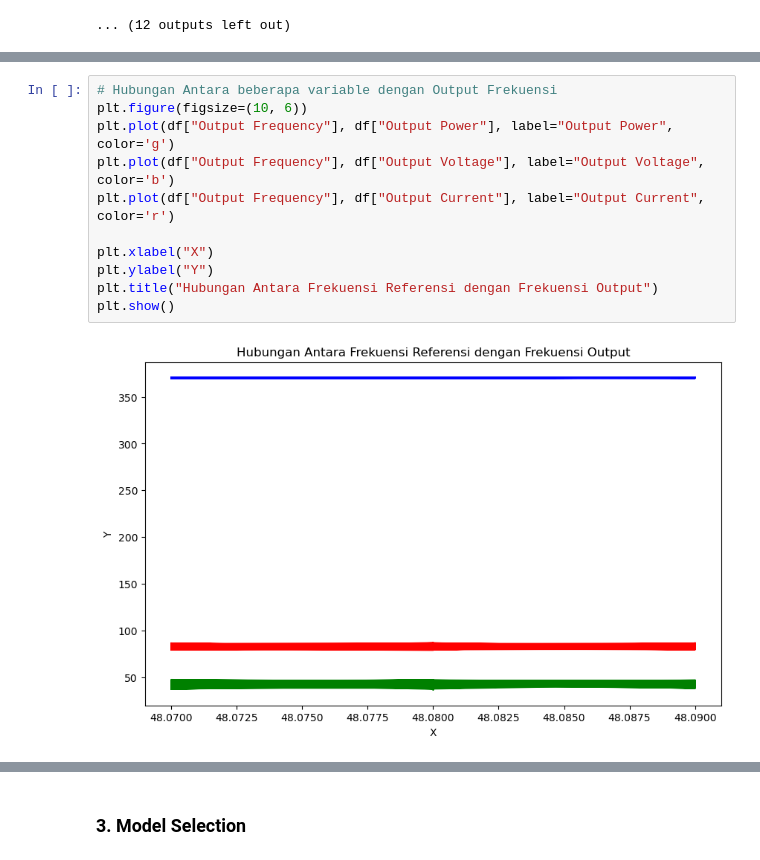
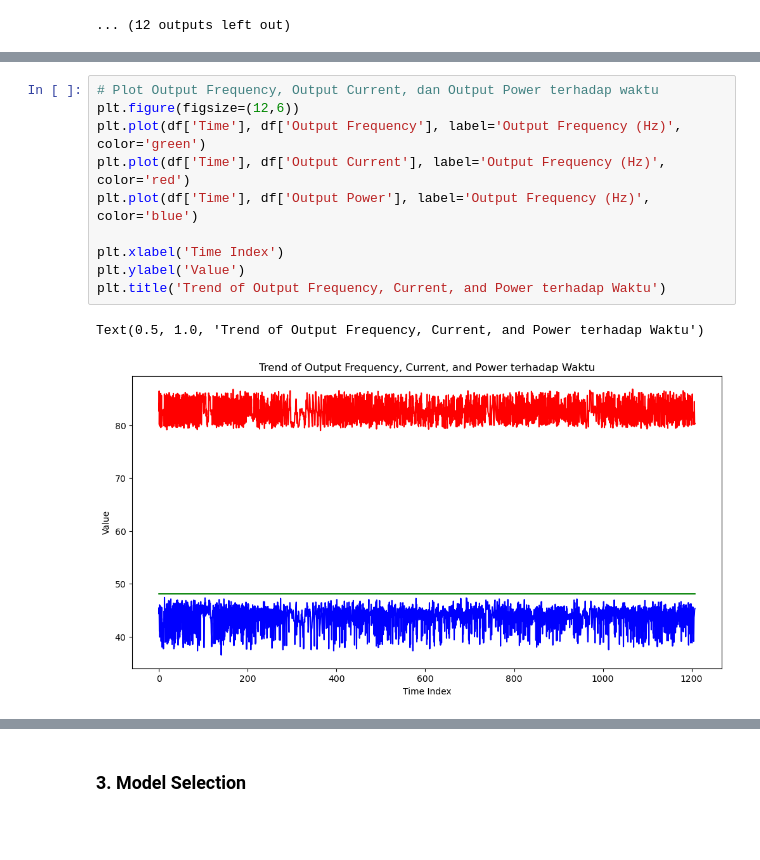
Before and after one commit to zen87-byte/3-phase-motor-analysis-using-artificial-intelligence, a Jupyter notebook: main.ipynb, the cells around one changed output, grey strips where cells are left out. Saved outputs shown, nothing was run; the diff lists cells and outputs as text; blank space fills up the shorter version.

Commit message:
feat: create visualitation

```diff
--- a/main.ipynb
+++ b/main.ipynb
@@ -192,13 +185,13 @@ plt.show()
-# %%
-# Hubungan Antara beberapa variable dengan Output Frekuensi
-plt.figure(figsize=(10, 6))
-plt.plot(df["Output Frequency"], df["Output Power"], label="Output Power", color='g')
-plt.plot(df["Output Frequency"], df["Output Voltage"], label="Output Voltage", color='b')
-plt.plot(df["Output Frequency"], df["Output Current"], label="Output Current", color='r')
-
-plt.xlabel("X")
-plt.ylabel("Y")
-plt.title("Hubungan Antara Frekuensi Referensi dengan Frekuensi Output")
-plt.show()
-# %% [output]
-[figure, removed]
+# %%
+# Plot Output Frequency, Output Current, dan Output Power terhadap waktu
+plt.figure(figsize=(12,6))
+plt.plot(df['Time'], df['Output Frequency'], label='Output Frequency (Hz)', color='green')
+plt.plot(df['Time'], df['Output Current'], label='Output Frequency (Hz)', color='red')
+plt.plot(df['Time'], df['Output Power'], label='Output Frequency (Hz)', color='blue')
+
+plt.xlabel('Time Index')
+plt.ylabel('Value')
+plt.title('Trend of Output Frequency, Current, and Power terhadap Waktu')
+# %% [output]
+Text(0.5, 1.0, 'Trend of Output Frequency, Current, and Power terhadap Waktu')
+[figure, added]
```
Also changed, not shown: parts of 22 cells of this notebook.
